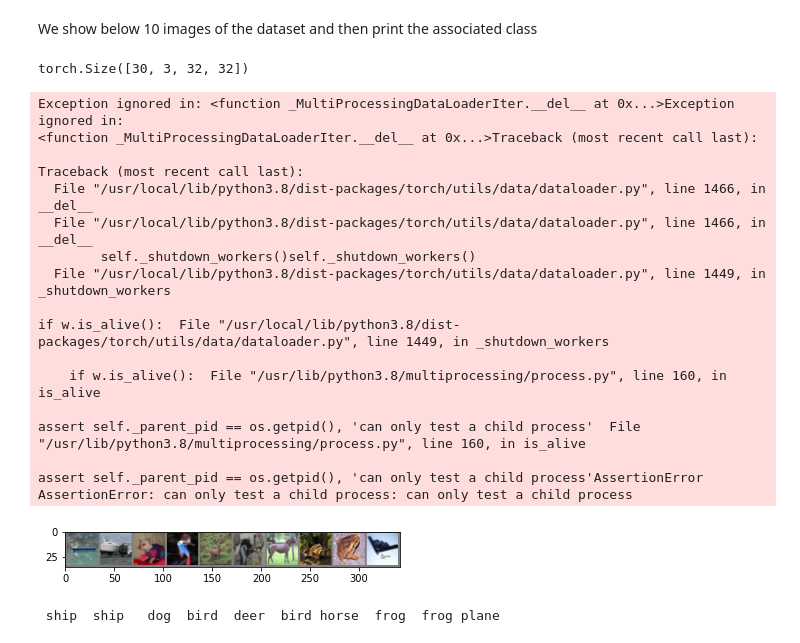
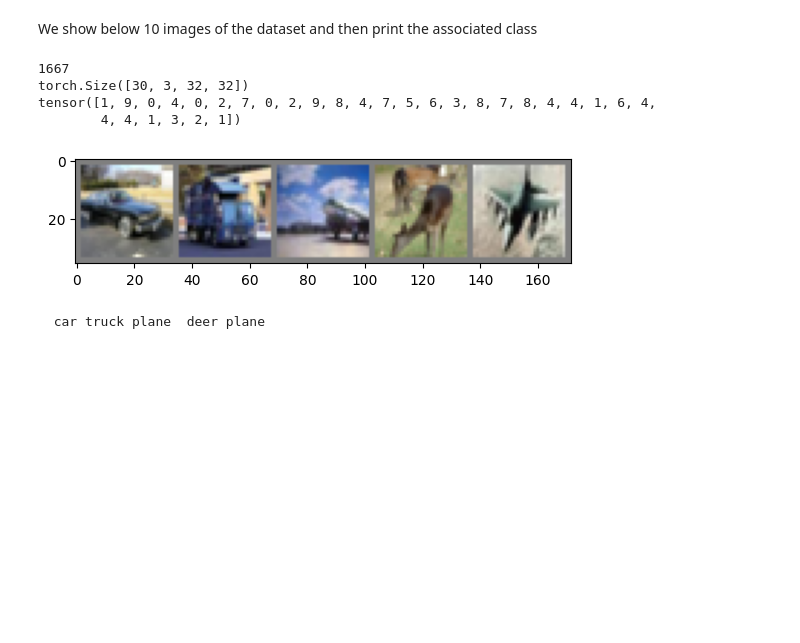
Before and after one commit to SohrabSamimi/Training-a-CNN-on-the-CIFAR10-dataset, a Jupyter notebook: Training_a_CNN_on_CIFAR10.ipynb, the cells around one changed output. Drawn from its saved outputs; the diff is of its cells as text; code cells hidden in the pictures; blank space fills up the shorter version.

```diff
--- a/Training_a_CNN_on_CIFAR10.ipynb
+++ b/Training_a_CNN_on_CIFAR10.ipynb
@@ -42,33 +42,21 @@ def imshow(img):
 We show below 10 images of the dataset and then print the associated class
 # %%
 dataiter = iter(trainloader)
+print(len(dataiter))
 images,labels = next(dataiter)
 print(images.shape)
-imshow(torchvision.utils.make_grid(images[:10],nrow=10))
+print(labels)
+imshow(torchvision.utils.make_grid(images[:5],nrow=5))
 # %% [output]
+1667
 torch.Size([30, 3, 32, 32])
+tensor([1, 9, 0, 4, 0, 2, 7, 0, 2, 9, 8, 4, 7, 5, 6, 3, 8, 7, 8, 4, 4, 1, 6, 4,
+        4, 4, 1, 3, 2, 1])
-Exception ignored in: <function _MultiProcessingDataLoaderIter.__del__ at 0x...>Exception ignored in:
-<function _MultiProcessingDataLoaderIter.__del__ at 0x...>Traceback (most recent call last):
-
-Traceback (most recent call last):
-  File "/usr/local/lib/python3.8/dist-packages/torch/utils/data/dataloader.py", line 1466, in __del__
-  File "/usr/local/lib/python3.8/dist-packages/torch/utils/data/dataloader.py", line 1466, in __del__
-        self._shutdown_workers()self._shutdown_workers()
-  File "/usr/local/lib/python3.8/dist-packages/torch/utils/data/dataloader.py", line 1449, in _shutdown_workers
-
-if w.is_alive():  File "/usr/local/lib/python3.8/dist-packages/torch/utils/data/dataloader.py", line 1449, in _shutdown_workers
-
-    if w.is_alive():  File "/usr/lib/python3.8/multiprocessing/process.py", line 160, in is_alive
-
-assert self._parent_pid == os.getpid(), 'can only test a child process'  File "/usr/lib/python3.8/multiprocessing/process.py", line 160, in is_alive
-
-assert self._parent_pid == os.getpid(), 'can only test a child process'AssertionError
-AssertionError: can only test a child process: can only test a child process
-[figure, old version]
+[figure, new version]
 # %%
-print(' '.join('%5s' % classes[labels[j]] for j in range(10)))
+print(' '.join('%5s' % classes[labels[j]] for j in range(5)))
 # %% [output]
- ship  ship   dog  bird  deer  bird horse  frog  frog plane
+  car truck plane  deer plane
 # %%
 import torch.nn.functional as F
 
```
Also changed, not shown: parts of 8 cells of this notebook.
